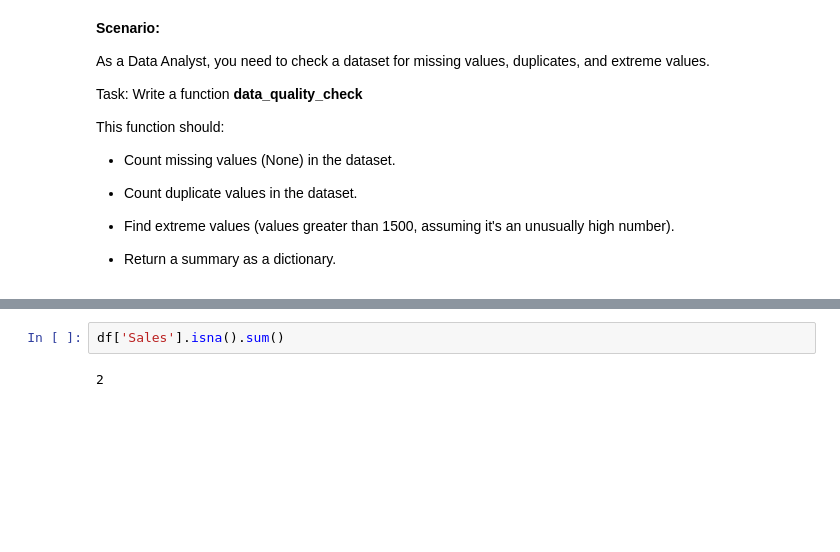
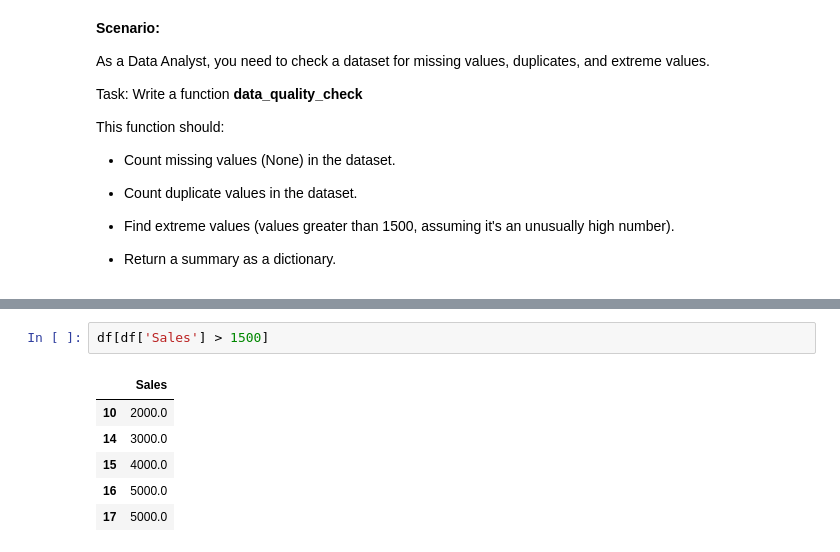
Before and after one commit to 2023Datascienc/DAPLearning2025, a Jupyter notebook: Demos/Python/DAP_Demo2.ipynb, the cells around one changed output, grey strips where cells are left out. Saved outputs shown, nothing was run; the diff lists cells and outputs as text; blank space fills up the shorter version.

```diff
--- a/Demos/Python/DAP_Demo2.ipynb
+++ b/Demos/Python/DAP_Demo2.ipynb
@@ -310,4 +310,9 @@ df
 # %%
-df['Sales'].isna().sum()
+df[df['Sales'] > 1500]
 # %% [output]
-2
+|  | Sales |
+| 10 | 2000.0 |
+| 14 | 3000.0 |
+| 15 | 4000.0 |
+| 16 | 5000.0 |
+| 17 | 5000.0 |
```
Also changed, not shown: parts of 13 cells of this notebook.
